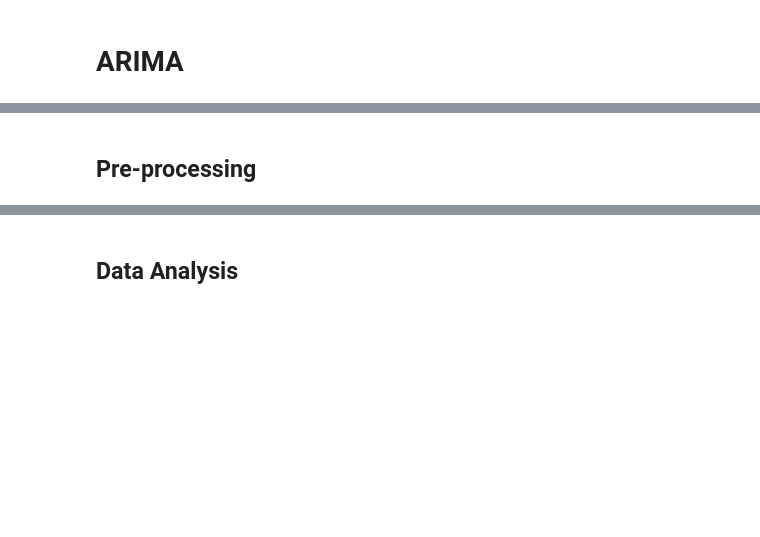
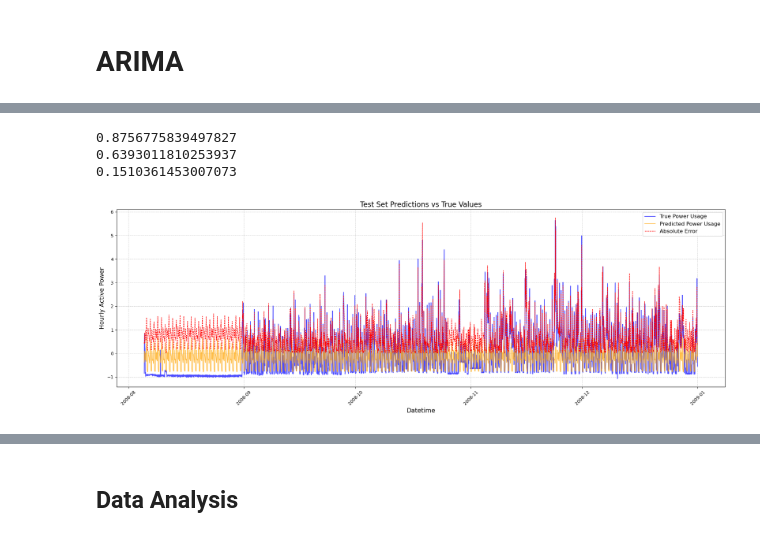
Before and after one commit to LyricLrs/Prediction-of-Individual-Household-Electric-Power-Consumption, a Jupyter notebook: ARIMA.ipynb, the cells around one changed output, grey strips where cells are left out. Saved outputs shown, nothing was run; the diff lists cells and outputs as text; code cells hidden in the pictures; blank space fills up the shorter version.

```diff
--- a/ARIMA.ipynb
+++ b/ARIMA.ipynb
@@ -115,4 +116,7 @@ Warnings:
 # %%
+model = ARIMA(y_train, order=(1, 0, 1), seasonal_order=(1,1,1,72))
+model_fit = model.fit()
+
 # Forecast values
 n_periods = len(y_test)
 forecast = model_fit.forecast(steps=n_periods)
@@ -124,6 +128,3 @@ forecast_series = pd.Series(forecast, index=y_test.index)
 rmse = np.sqrt(mean_squared_error(y_test, forecast))
 mae = mean_absolute_error(y_test, forecast)
 r2 = r2_score(y_test, forecast)
-print(f'RMSE (scaled data): {rmse}')
-print(f'MAE (scaled data): {mae}')
-print(f'R-squared (scaled data): {r2}')
@@ -258,2 +130,0 @@ The process is stationary.
-# %% [markdown]
-## Pre-processing
@@ -320,0 +131,17 @@ data = full_grid.merge(data, on=['Date', 'Time'], how='outer').sort_values(by=['
+# %%
+print(rmse)
+print(mae)
+print(r2)
+# %% [output]
+0.8756775839497827
+0.6393011810253937
+0.1510361453007073
+# %%
+# Extract data for visualization
+labels = y_test.values  # True values
+predictions = forecast_series.values  # Predicted values
+data_index = y_test.index  # Timestamps
+
+graph_prediction(labels, predictions, data_index, plot_error=1)
+# %% [output]
+[figure, added]
```
Also changed, not shown: parts of 46 cells of this notebook, 1 other file.
